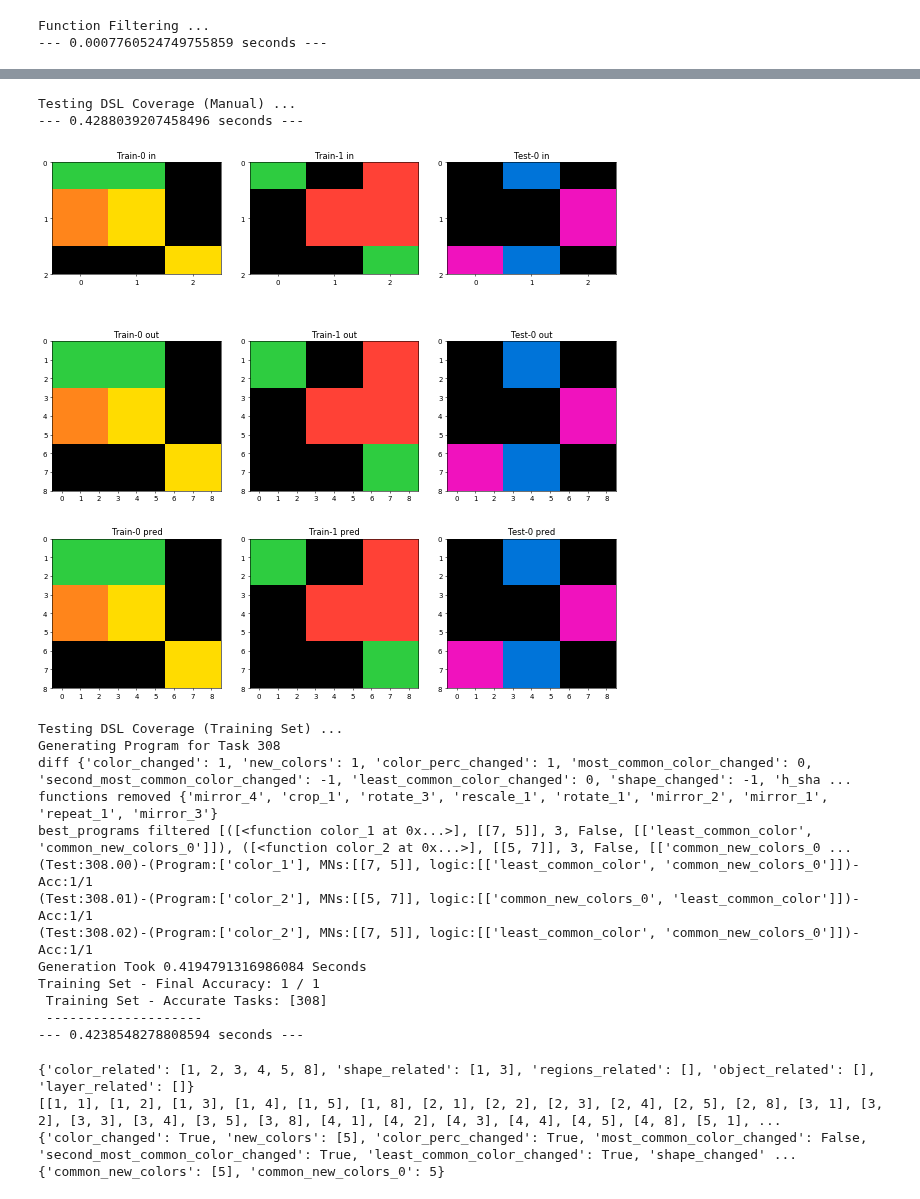
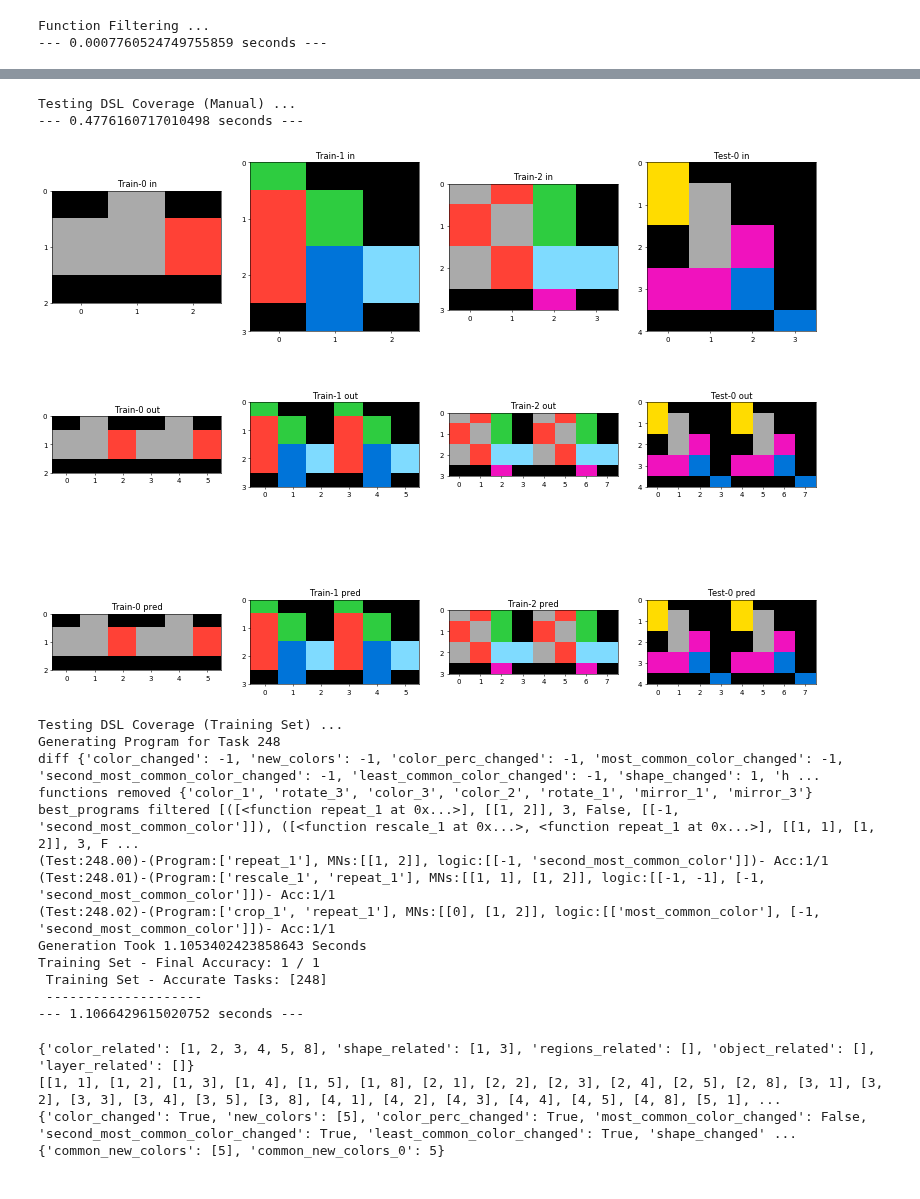
Before and after one commit to lorepieri8/ARC_challenge, a Jupyter notebook: ARC_DSL.ipynb, the cells around one changed output, grey strips where cells are left out. Cells and saved outputs as stored; diff of their text form; code cells hidden in the pictures.

```diff
--- a/ARC_DSL.ipynb
+++ b/ARC_DSL.ipynb
@@ -1486,25 +1486,25 @@ Load Program Application Framework ...
 # %%
 start_time = time.time()
 print("Testing DSL Coverage (Manual) ...")
 
 def combine_tasks(a):
     b = a.copy()
     #print(b)
     #b = mirror_4(b)
     #b = crop_1(b,*[1,])
-    b = rescale_1(b,*[3,3])
+    b = repeat_1(b,*[1,2])
 
     return b
 
-tasks_indices = [222]
+tasks_indices = [248]
 for task in tasks_indices:
     check_p(train_task_data[task], combine_tasks)
 
 print("--- %s seconds ---" % (time.time() - start_time))
 # %% [output]
 Testing DSL Coverage (Manual) ...
---- 0.4288039207458496 seconds ---
+--- 0.4776160717010498 seconds ---
-[figure, old version]
+[figure, new version]
 # %%
 start_time = time.time()
 print("Testing DSL Coverage (Training Set) ...")
@@ -1513,8 +1513,8 @@ accuracy_full = 0
 accuracy_tasks = []
 detailted_accuracy_tasks = []
 training_flag = True
-start=308
-finish=309
+start=248
+finish=249
 if training_flag == True:
     for task_n in range(start,finish):
         task_time = time.time()
@@ -1550,18 +1550,18 @@ if DEBUG:
 print("--- %s seconds ---" % (time.time() - start_time))
 # %% [output]
 Testing DSL Coverage (Training Set) ...
-Generating Program for Task 308
-diff {'color_changed': 1, 'new_colors': 1, 'color_perc_changed': 1, 'most_common_color_changed': 0, 'second_most_common_color_changed': -1, 'least_common_color_changed': 0, 'shape_changed': -1, 'h_sha ...
-functions removed {'mirror_4', 'crop_1', 'rotate_3', 'rescale_1', 'rotate_1', 'mirror_2', 'mirror_1', 'repeat_1', 'mirror_3'}
-best_programs filtered [([<function color_1 at 0x...>], [[7, 5]], 3, False, [['least_common_color', 'common_new_colors_0']]), ([<function color_2 at 0x...>], [[5, 7]], 3, False, [['common_new_colors_0 ...
-(Test:308.00)-(Program:['color_1'], MNs:[[7, 5]], logic:[['least_common_color', 'common_new_colors_0']])- Acc:1/1
-(Test:308.01)-(Program:['color_2'], MNs:[[5, 7]], logic:[['common_new_colors_0', 'least_common_color']])- Acc:1/1
-(Test:308.02)-(Program:['color_2'], MNs:[[7, 5]], logic:[['least_common_color', 'common_new_colors_0']])- Acc:1/1
-Generation Took 0.4194791316986084 Seconds
+Generating Program for Task 248
+diff {'color_changed': -1, 'new_colors': -1, 'color_perc_changed': -1, 'most_common_color_changed': -1, 'second_most_common_color_changed': -1, 'least_common_color_changed': -1, 'shape_changed': 1, 'h ...
+functions removed {'color_1', 'rotate_3', 'color_3', 'color_2', 'rotate_1', 'mirror_1', 'mirror_3'}
+best_programs filtered [([<function repeat_1 at 0x...>], [[1, 2]], 3, False, [[-1, 'second_most_common_color']]), ([<function rescale_1 at 0x...>, <function repeat_1 at 0x...>], [[1, 1], [1, 2]], 3, F ...
+(Test:248.00)-(Program:['repeat_1'], MNs:[[1, 2]], logic:[[-1, 'second_most_common_color']])- Acc:1/1
+(Test:248.01)-(Program:['rescale_1', 'repeat_1'], MNs:[[1, 1], [1, 2]], logic:[[-1, -1], [-1, 'second_most_common_color']])- Acc:1/1
+(Test:248.02)-(Program:['crop_1', 'repeat_1'], MNs:[[0], [1, 2]], logic:[['most_common_color'], [-1, 'second_most_common_color']])- Acc:1/1
+Generation Took 1.1053402423858643 Seconds
 Training Set - Final Accuracy: 1 / 1
- Training Set - Accurate Tasks: [308]
+ Training Set - Accurate Tasks: [248]
  --------------------
---- 0.4238548278808594 seconds ---
+--- 1.1066429615020752 seconds ---
 # %%
 # Work Area. Feel free to clean if it gets too messy.
 # %%
```
Also changed, not shown: parts of 4 cells of this notebook.
